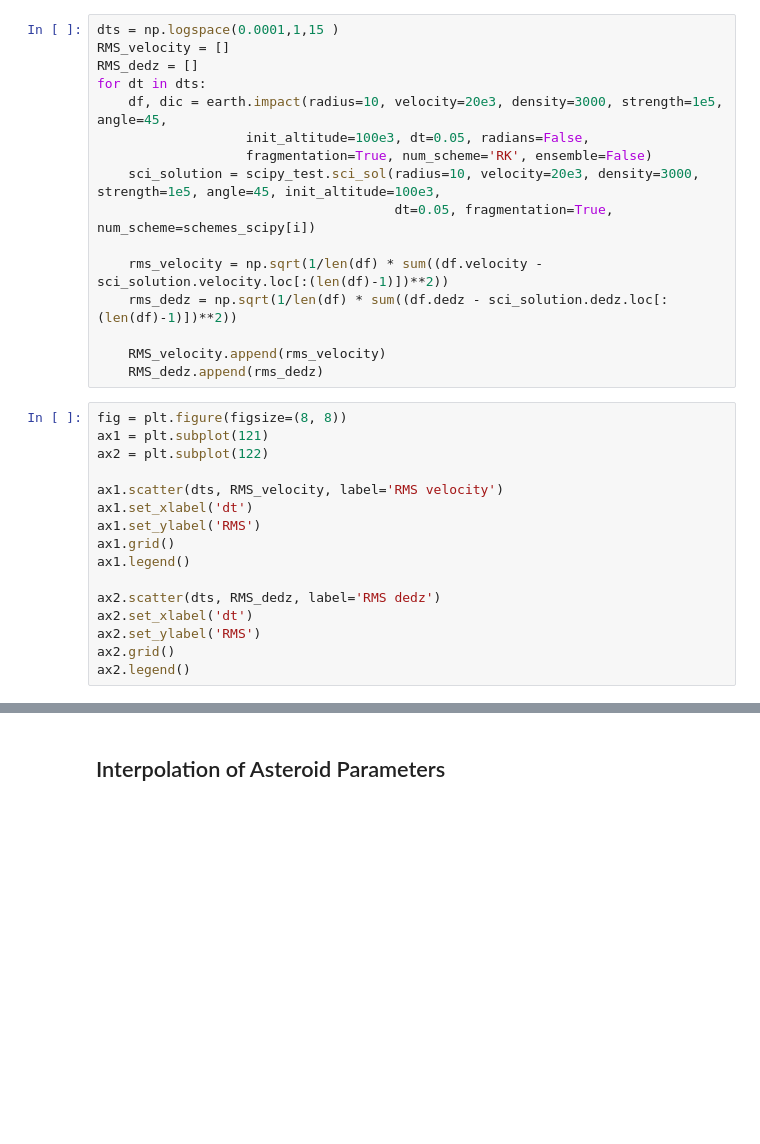
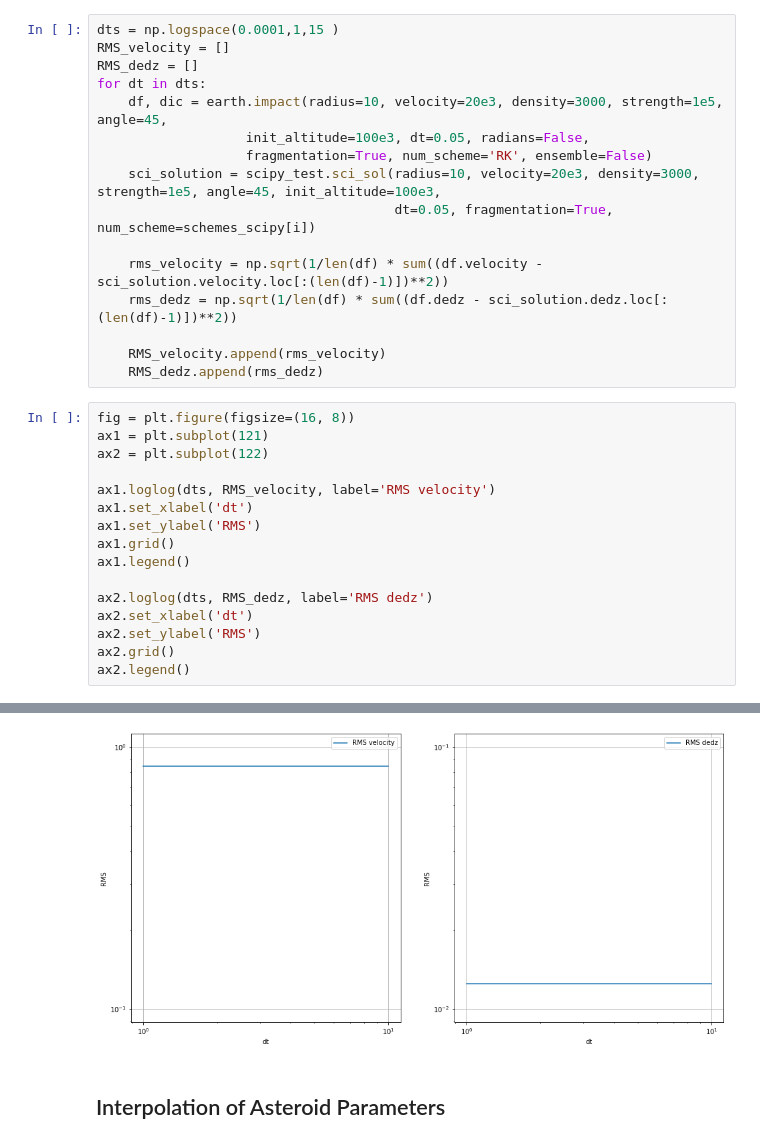
Before and after one commit to hustic/Armageddon, a Jupyter notebook: Presentation.ipynb, the cells around one changed output, grey strips where cells are left out. Saved outputs shown, nothing was run; the diff lists cells and outputs as text; blank space fills up the shorter version.

```diff
--- a/Presentation.ipynb
+++ b/Presentation.ipynb
@@ -492,17 +496,17 @@ for dt in dts:
     RMS_velocity.append(rms_velocity)
     RMS_dedz.append(rms_dedz)
 # %%
-fig = plt.figure(figsize=(8, 8))
+fig = plt.figure(figsize=(16, 8))
 ax1 = plt.subplot(121)
 ax2 = plt.subplot(122)
 
-ax1.scatter(dts, RMS_velocity, label='RMS velocity')
+ax1.loglog(dts, RMS_velocity, label='RMS velocity')
 ax1.set_xlabel('dt')
 ax1.set_ylabel('RMS')
 ax1.grid()
 ax1.legend()
 
-ax2.scatter(dts, RMS_dedz, label='RMS dedz')
+ax2.loglog(dts, RMS_dedz, label='RMS dedz')
 ax2.set_xlabel('dt')
 ax2.set_ylabel('RMS')
 ax2.grid()
@@ -512,3 +516,4 @@ SyntaxError: keyword argument repeated (<ipython-input-17-fd040b8d057c>, line 5)
+[figure, added]
 # %% [markdown]
 ## Interpolation of Asteroid Parameters
 # %%
```
Also changed, not shown: parts of 6 cells of this notebook.
